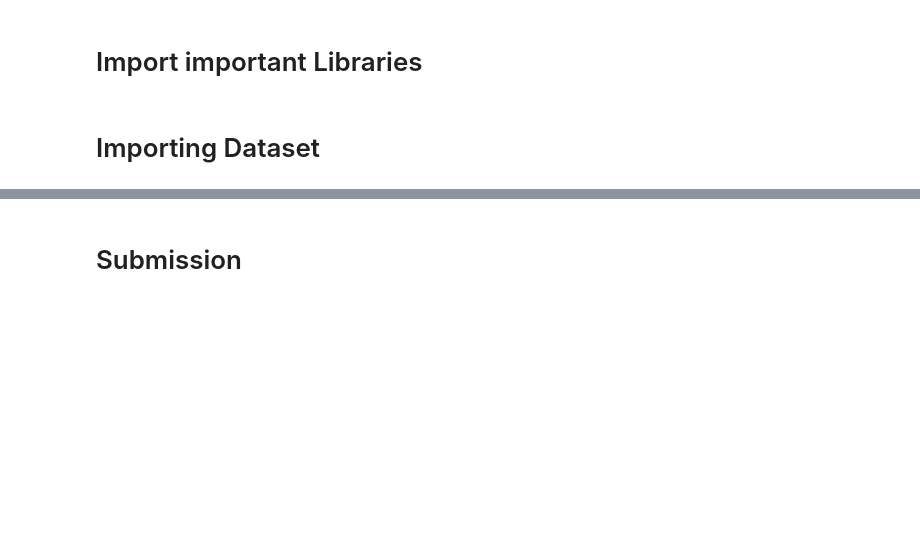
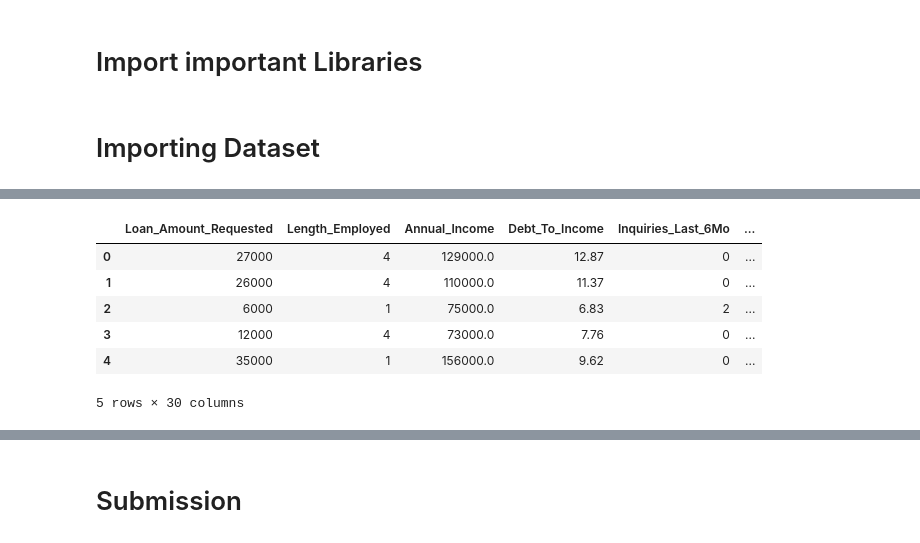
Before and after one commit to Mitesh512/Janta_Hack, a Jupyter notebook: Janta_Hack.ipynb, the cells around one changed output, grey strips where cells are left out. Drawn from its saved outputs; the diff is of its cells as text; code cells hidden in the pictures; blank space fills up the shorter version.

```diff
--- a/Janta_Hack.ipynb
+++ b/Janta_Hack.ipynb
@@ -649,0 +327,9 @@ array([2, 1, 3, ..., 2, 3, 2], dtype=int64)
+# %%
+train['Loan_Amount_Requested'] = train['Loan_Amount_Requested'].astype('int64')
+test['Loan_Amount_Requested'] = test['Loan_Amount_Requested'].astype('int64')
+# %%
+train['Loan_Amount_Requested'] = train['Loan_Amount_Requested'] *1000
+test['Loan_Amount_Requested'] = test['Loan_Amount_Requested'] * 1000
+# %%
+train['Closed'] = train['Total_Accounts'] - train['Number_Open_Accounts']
+test['Closed'] = test['Total_Accounts'] - test['Number_Open_Accounts']
@@ -649,0 +349,10 @@ array([2, 1, 3, ..., 2, 3, 2], dtype=int64)
+# %%
+test.head()
+# %% [output]
+|  | Loan_Amount_Requested | Length_Employed | Annual_Income | Debt_To_Income | Inquiries_Last_6Mo | ... |
+| 0 | 27000 | 4 | 129000.0 | 12.87 | 0 | ... |
+| 1 | 26000 | 4 | 110000.0 | 11.37 | 0 | ... |
+| 2 | 6000 | 1 | 75000.0 | 6.83 | 2 | ... |
+| 3 | 12000 | 4 | 73000.0 | 7.76 | 0 | ... |
+| 4 | 35000 | 1 | 156000.0 | 9.62 | 0 | ... |
+5 rows × 30 columns
```
Also changed, not shown: parts of 115 cells of this notebook, 8 other files.
